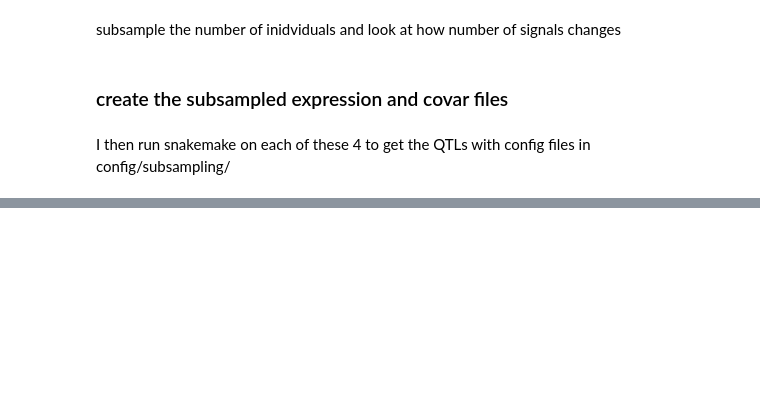
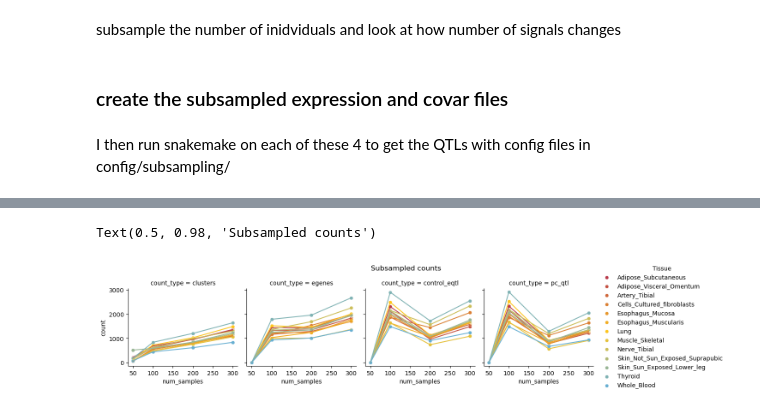
Before and after one commit to kal26/pcqtls, a Jupyter notebook: workflow/notebooks/pcqtl_analysis/subsampling.ipynb, the cells around one changed output, grey strips where cells are left out. Saved outputs shown, nothing was run; the diff lists cells and outputs as text; code cells hidden in the pictures; blank space fills up the shorter version.

```diff
--- a/workflow/notebooks/pcqtl_analysis/subsampling.ipynb
+++ b/workflow/notebooks/pcqtl_analysis/subsampling.ipynb
@@ -48,0 +71,26 @@ I then run snakemake on each of these 4 to get the QTLs with config files in con
+# %%
+def get_qtl_counts(tissue_id, config):
+    overlap_df = pd.read_csv('{}/{}/{}.v8.overlap.txt'.format(prefix, config['overlap_output_dir'], tissue_id), sep='\t')
+    return overlap_df.groupby('orig_cs_dataset').count()['cs_full_id']
+
+def get_cluster_count(tissue_id, config):
+    cluster_df = pd.read_csv('{}/{}/{}_clusters_all_chr.csv'.format(prefix, config['clusters_dir'], tissue_id))
+    return len(cluster_df)
+
+def get_egene_count(tissue_id, config):
+    overlap_df = pd.read_csv('{}/{}/{}.v8.overlap.txt'.format(prefix, config['overlap_output_dir'], tissue_id), sep='\t')
+    if len(overlap_df) == 0:
+        return 0
+    else:
+        return len(set(np.concatenate(overlap_df['cluster_id'].str.split('_'))))
+
+def get_counts(config):
+    counts = tissue_df['Tissue'].apply(get_qtl_counts, args=(config,))
+    counts = tissue_df.join(counts)
+    counts['clusters'] = counts['Tissue'].apply(get_cluster_count, args=(config,))
+    counts['egenes'] = counts['Tissue'].apply(get_egene_count, args=(config,))
+    return counts
+# %%
+sub_counts = []
+for num_samples in [50,100,200,300]:
+    sub_counts.append(get_counts(sub_config[num_samples]))
@@ -48,0 +131,15 @@ I then run snakemake on each of these 4 to get the QTLs with config files in con
+# %%
+joined_count_df = pd.concat(sub_counts, keys=[50,100,200,300], names=['num_samples', 'idx'])
+joined_count_df.fillna(0, inplace=True)
+joined_count_df.reset_index(level=0, inplace=True)
+joined_counts = joined_count_df.melt(id_vars=['Tissue', 'num_samples'], var_name='count_type', value_name='count')
+# %%
+g = sns.FacetGrid(joined_counts, col="count_type", hue='Tissue', palette = tissue_pal)
+g.map(sns.lineplot, "num_samples", "count")
+g.map(sns.scatterplot, "num_samples", "count")
+g.add_legend()
+g.fig.subplots_adjust(top=0.8)
+g.fig.suptitle('Subsampled counts')
+# %% [output]
+Text(0.5, 0.98, 'Subsampled counts')
+[figure, added]
```
Also changed, not shown: parts of 7 cells of this notebook, 5 other files.
